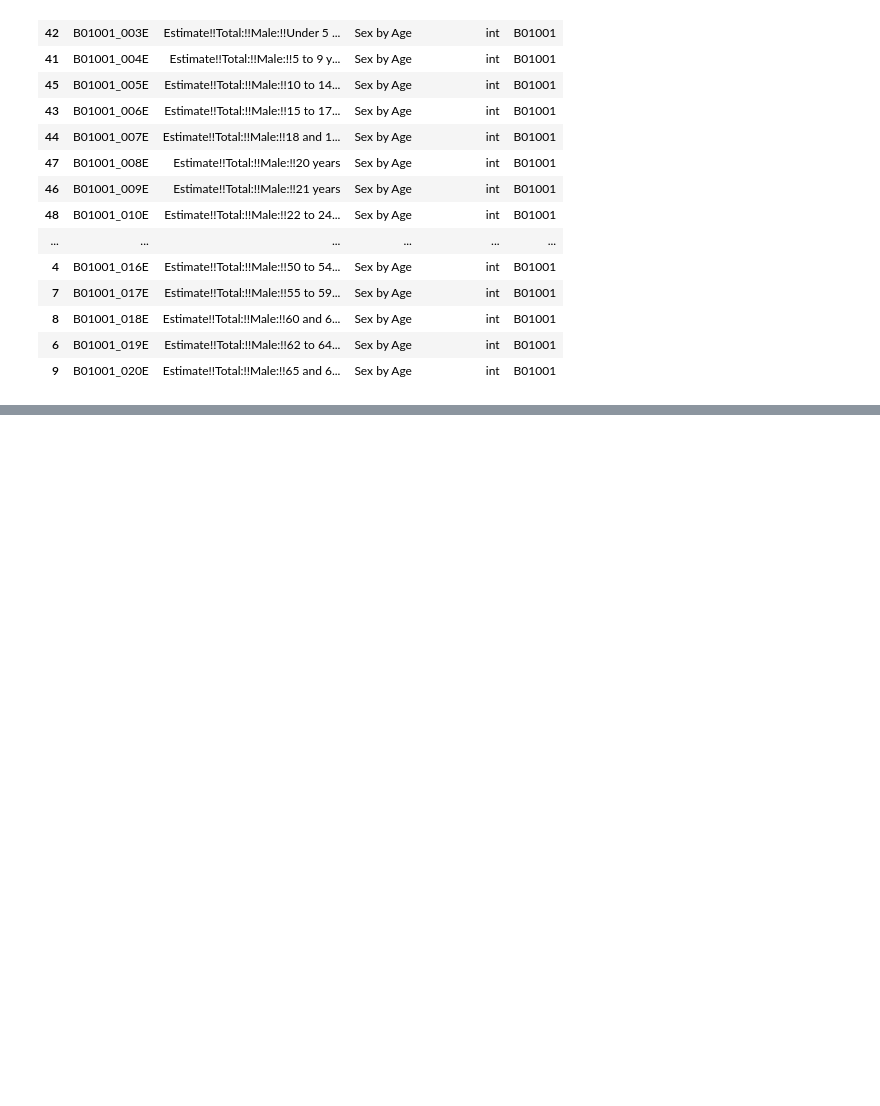
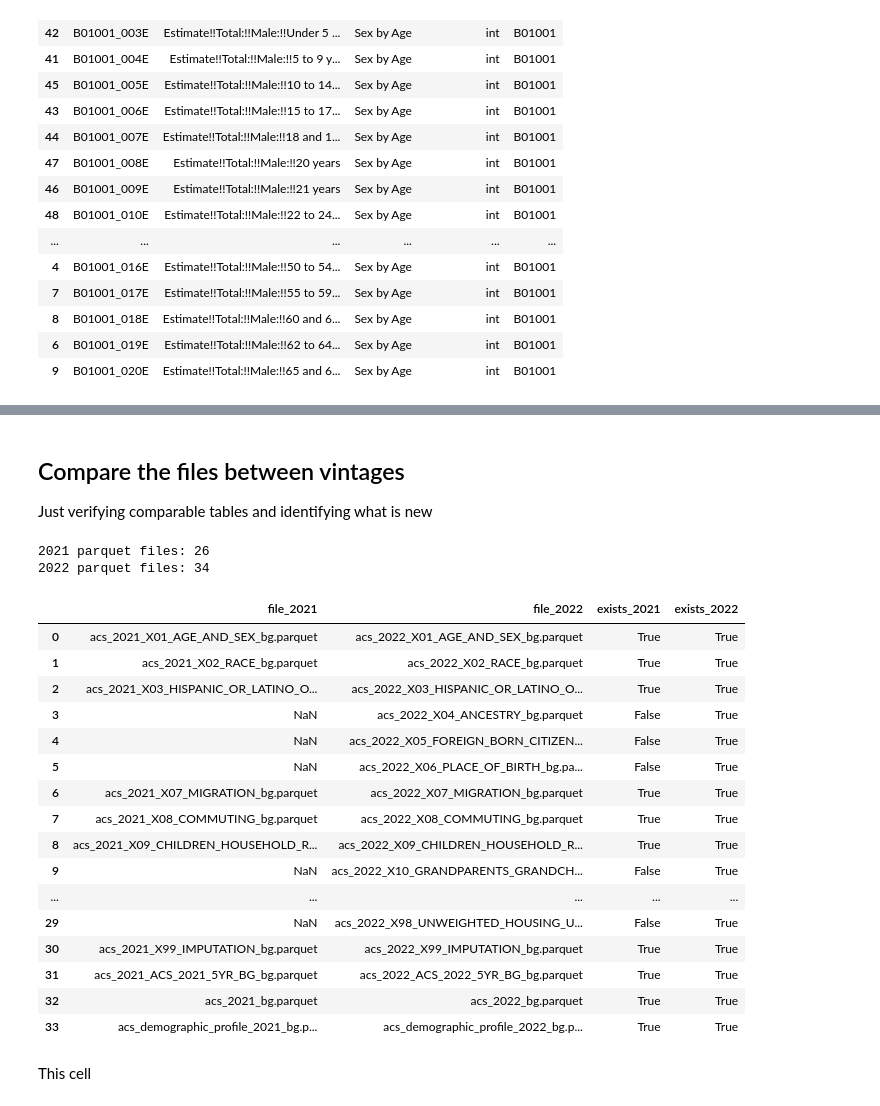
Before and after one commit to oturns/geosnap, a Jupyter notebook: build/examine_output.ipynb, the cells around one changed output, grey strips where cells are left out. Cells and saved outputs as stored; diff of their text form; code cells hidden in the pictures; blank space fills up the shorter version.

```diff
--- a/build/examine_output.ipynb
+++ b/build/examine_output.ipynb
@@ -203,0 +346,4 @@ describe_group("B01001", vars2022).head(20)
+# %% [markdown]
+## Compare the files between vintages
+
+Just verifying comparable tables and identifying what is new
@@ -203,0 +447,57 @@ describe_group("B01001", vars2022).head(20)
+# %%
+files_2021 = sorted(DIR_2021.glob("*.parquet"))
+files_2022 = sorted(DIR_2022.glob("*.parquet"))
+
+parsed_2021 = pd.DataFrame([parse_parquet_filename(p) for p in files_2021])
+parsed_2022 = pd.DataFrame([parse_parquet_filename(p) for p in files_2022])
+
+print(f"2021 parquet files: {len(parsed_2021)}")
+print(f"2022 parquet files: {len(parsed_2022)}")
+# %% [output]
+2021 parquet files: 26
+2022 parquet files: 34
+# %%
+compare_files_df = (
+    parsed_2021.rename(columns={"file": "file_2021", "year": "year_2021"})
+    .merge(
+        parsed_2022.rename(columns={"file": "file_2022", "year": "year_2022"}),
+        on=["group_key", "kind", "x_code", "table_name", "geography", "sort_key"],
+        how="outer",
+    )
+    .sort_values(["sort_key", "kind", "table_name", "group_key"])
+    .reset_index(drop=True)
+)
+
+compare_files_df["exists_2021"] = compare_files_df["file_2021"].notna()
+compare_files_df["exists_2022"] = compare_files_df["file_2022"].notna()
+
+display(
+    compare_files_df[
+        [
+            "file_2021",
+            "file_2022",
+            "exists_2021",
+            "exists_2022",
+        ]
+    ]
+)
+# %% [output]
+|  | file_2021 | file_2022 | exists_2021 | exists_2022 |
+| 0 | acs_2021_X01_AGE_AND_SEX_bg.parquet | acs_2022_X01_AGE_AND_SEX_bg.parquet | True | True |
+| 1 | acs_2021_X02_RACE_bg.parquet | acs_2022_X02_RACE_bg.parquet | True | True |
+| 2 | acs_2021_X03_HISPANIC_OR_LATINO_O... | acs_2022_X03_HISPANIC_OR_LATINO_O... | True | True |
+| 3 | NaN | acs_2022_X04_ANCESTRY_bg.parquet | False | True |
+| 4 | NaN | acs_2022_X05_FOREIGN_BORN_CITIZEN... | False | True |
+| 5 | NaN | acs_2022_X06_PLACE_OF_BIRTH_bg.pa... | False | True |
+| 6 | acs_2021_X07_MIGRATION_bg.parquet | acs_2022_X07_MIGRATION_bg.parquet | True | True |
+| 7 | acs_2021_X08_COMMUTING_bg.parquet | acs_2022_X08_COMMUTING_bg.parquet | True | True |
+| 8 | acs_2021_X09_CHILDREN_HOUSEHOLD_R... | acs_2022_X09_CHILDREN_HOUSEHOLD_R... | True | True |
+| 9 | NaN | acs_2022_X10_GRANDPARENTS_GRANDCH... | False | True |
+| ... | ... | ... | ... | ... |
+| 29 | NaN | acs_2022_X98_UNWEIGHTED_HOUSING_U... | False | True |
+| 30 | acs_2021_X99_IMPUTATION_bg.parquet | acs_2022_X99_IMPUTATION_bg.parquet | True | True |
+| 31 | acs_2021_ACS_2021_5YR_BG_bg.parquet | acs_2022_ACS_2022_5YR_BG_bg.parquet | True | True |
+| 32 | acs_2021_bg.parquet | acs_2022_bg.parquet | True | True |
+| 33 | acs_demographic_profile_2021_bg.p... | acs_demographic_profile_2022_bg.p... | True | True |
+# %% [markdown]
+This cell
```
Also changed, not shown: parts of 39 cells of this notebook.
